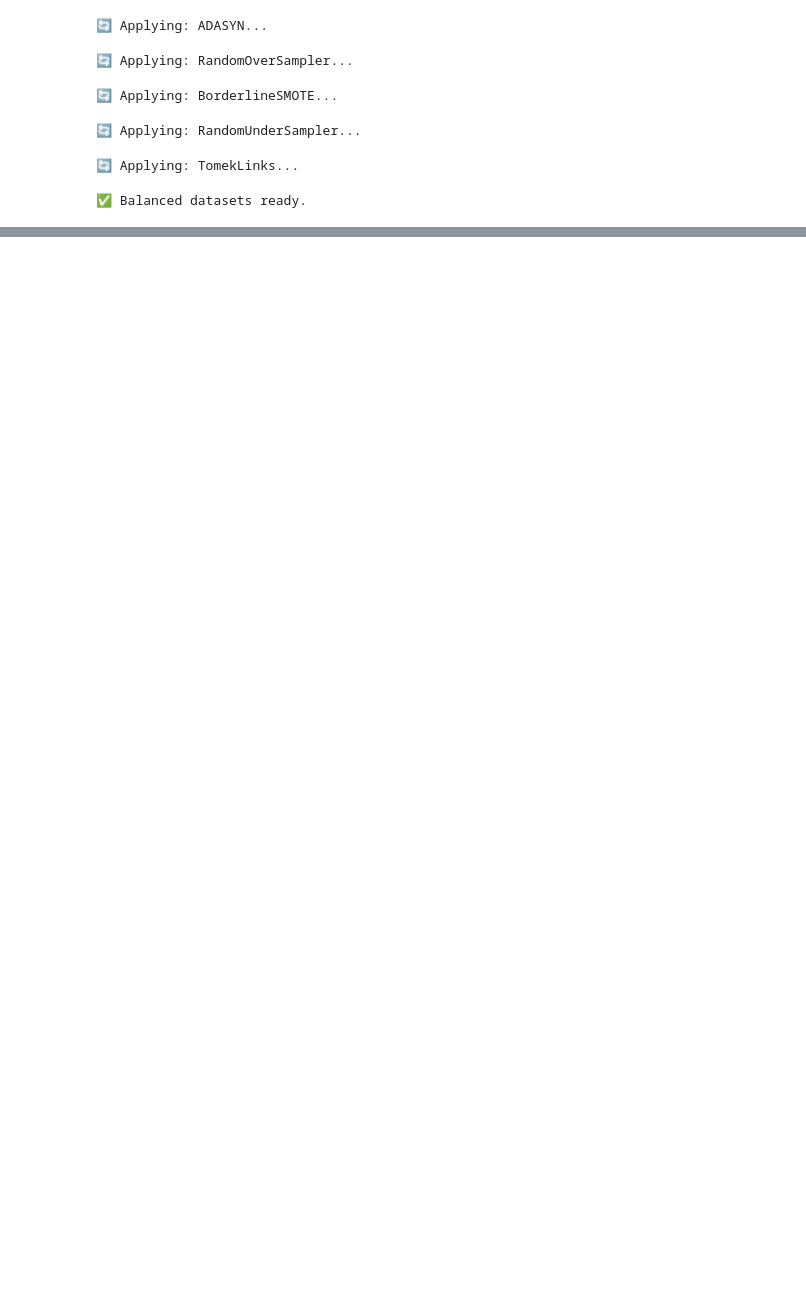
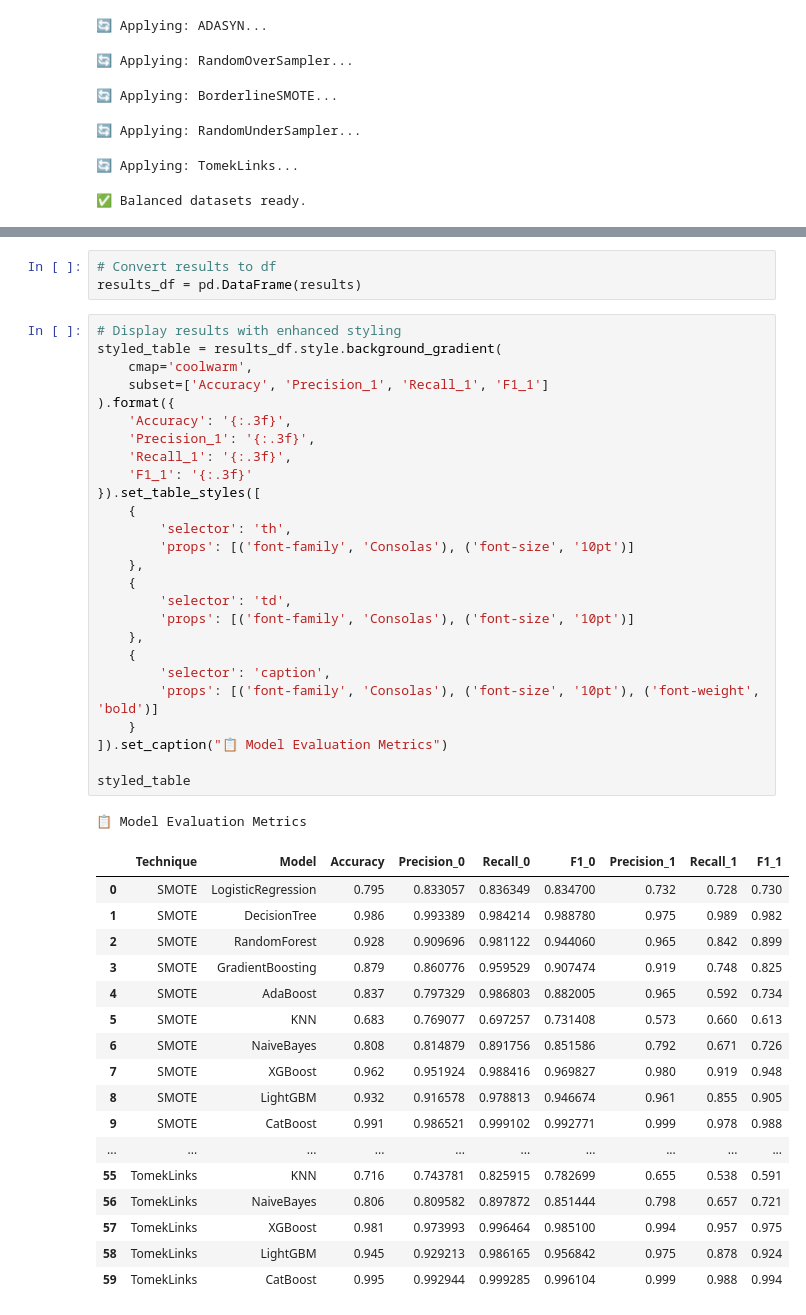
Before and after one commit to glokol22/Med-Insu-Fraud-Detection, a Jupyter notebook: balanced.ipynb, the cells around one changed output, grey strips where cells are left out. Saved outputs shown, nothing was run; the diff lists cells and outputs as text; blank space fills up the shorter version.

```diff
--- a/balanced.ipynb
+++ b/balanced.ipynb
@@ -143,3 +163,51 @@ True Negative              103433                  74
 True Positive                 735               62952
 
 ✅ All model evaluations complete.
+# %%
+# Convert results to df
+results_df = pd.DataFrame(results)
+# %%
+# Display results with enhanced styling
+styled_table = results_df.style.background_gradient(
+    cmap='coolwarm',
+    subset=['Accuracy', 'Precision_1', 'Recall_1', 'F1_1']
+).format({
+    'Accuracy': '{:.3f}',
+    'Precision_1': '{:.3f}',
+    'Recall_1': '{:.3f}',
+    'F1_1': '{:.3f}'
+}).set_table_styles([
+    {
+        'selector': 'th',
+        'props': [('font-family', 'Consolas'), ('font-size', '10pt')]
+    },
+    {
+        'selector': 'td',
+        'props': [('font-family', 'Consolas'), ('font-size', '10pt')]
+    },
+    {
+        'selector': 'caption',
+        'props': [('font-family', 'Consolas'), ('font-size', '10pt'), ('font-weight', 'bold')]
+    }
+]).set_caption("📋 Model Evaluation Metrics")
+
+styled_table
+# %% [output]
+📋 Model Evaluation Metrics
+|  | Technique | Model | Accuracy | Precision_0 | Recall_0 | F1_0 | Precision_1 | Recall_1 | F1_1 |
+| 0 | SMOTE | LogisticRegression | 0.795 | 0.833057 | 0.836349 | 0.834700 | 0.732 | 0.728 | 0.730 |
+| 1 | SMOTE | DecisionTree | 0.986 | 0.993389 | 0.984214 | 0.988780 | 0.975 | 0.989 | 0.982 |
+| 2 | SMOTE | RandomForest | 0.928 | 0.909696 | 0.981122 | 0.944060 | 0.965 | 0.842 | 0.899 |
+| 3 | SMOTE | GradientBoosting | 0.879 | 0.860776 | 0.959529 | 0.907474 | 0.919 | 0.748 | 0.825 |
+| 4 | SMOTE | AdaBoost | 0.837 | 0.797329 | 0.986803 | 0.882005 | 0.965 | 0.592 | 0.734 |
+| 5 | SMOTE | KNN | 0.683 | 0.769077 | 0.697257 | 0.731408 | 0.573 | 0.660 | 0.613 |
+| 6 | SMOTE | NaiveBayes | 0.808 | 0.814879 | 0.891756 | 0.851586 | 0.792 | 0.671 | 0.726 |
+| 7 | SMOTE | XGBoost | 0.962 | 0.951924 | 0.988416 | 0.969827 | 0.980 | 0.919 | 0.948 |
+| 8 | SMOTE | LightGBM | 0.932 | 0.916578 | 0.978813 | 0.946674 | 0.961 | 0.855 | 0.905 |
+| 9 | SMOTE | CatBoost | 0.991 | 0.986521 | 0.999102 | 0.992771 | 0.999 | 0.978 | 0.988 |
+| ... | ... | ... | ... | ... | ... | ... | ... | ... | ... |
+| 55 | TomekLinks | KNN | 0.716 | 0.743781 | 0.825915 | 0.782699 | 0.655 | 0.538 | 0.591 |
+| 56 | TomekLinks | NaiveBayes | 0.806 | 0.809582 | 0.897872 | 0.851444 | 0.798 | 0.657 | 0.721 |
+| 57 | TomekLinks | XGBoost | 0.981 | 0.973993 | 0.996464 | 0.985100 | 0.994 | 0.957 | 0.975 |
+| 58 | TomekLinks | LightGBM | 0.945 | 0.929213 | 0.986165 | 0.956842 | 0.975 | 0.878 | 0.924 |
+| 59 | TomekLinks | CatBoost | 0.995 | 0.992944 | 0.999285 | 0.996104 | 0.999 | 0.988 | 0.994 |
```
Also changed, not shown: parts of 5 cells of this notebook, 4 other files.
